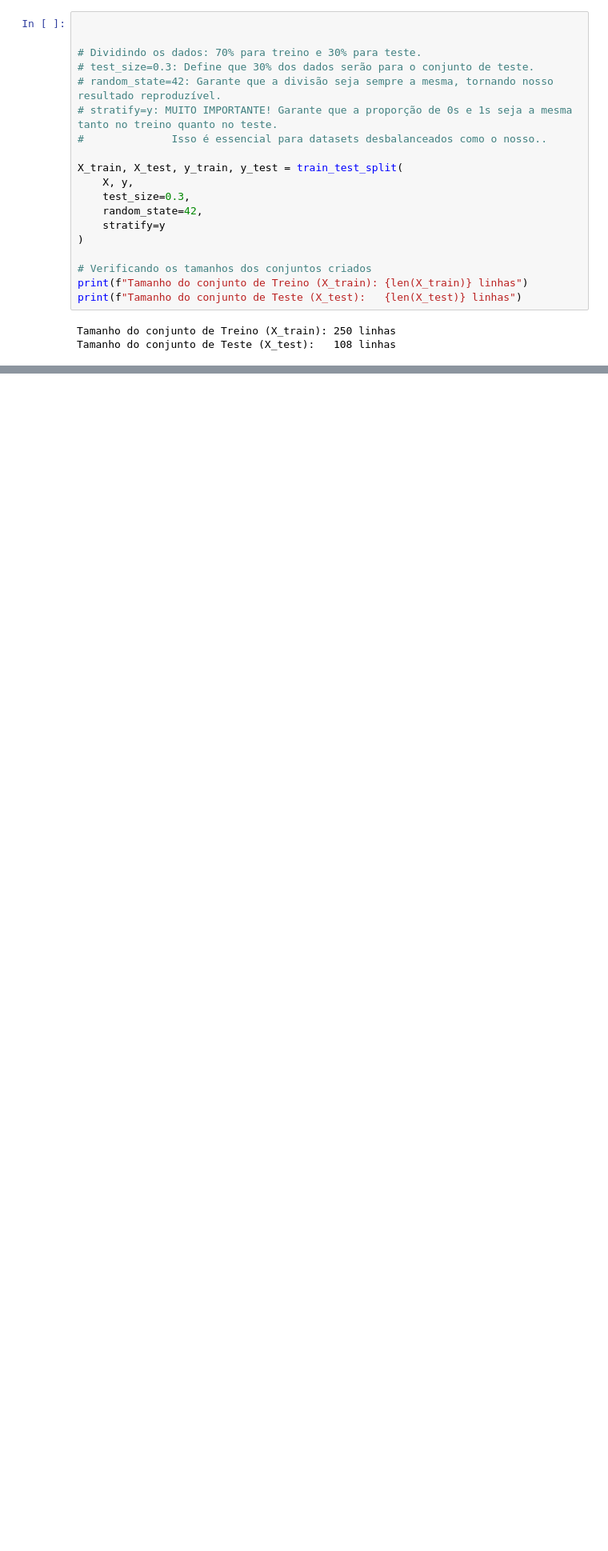
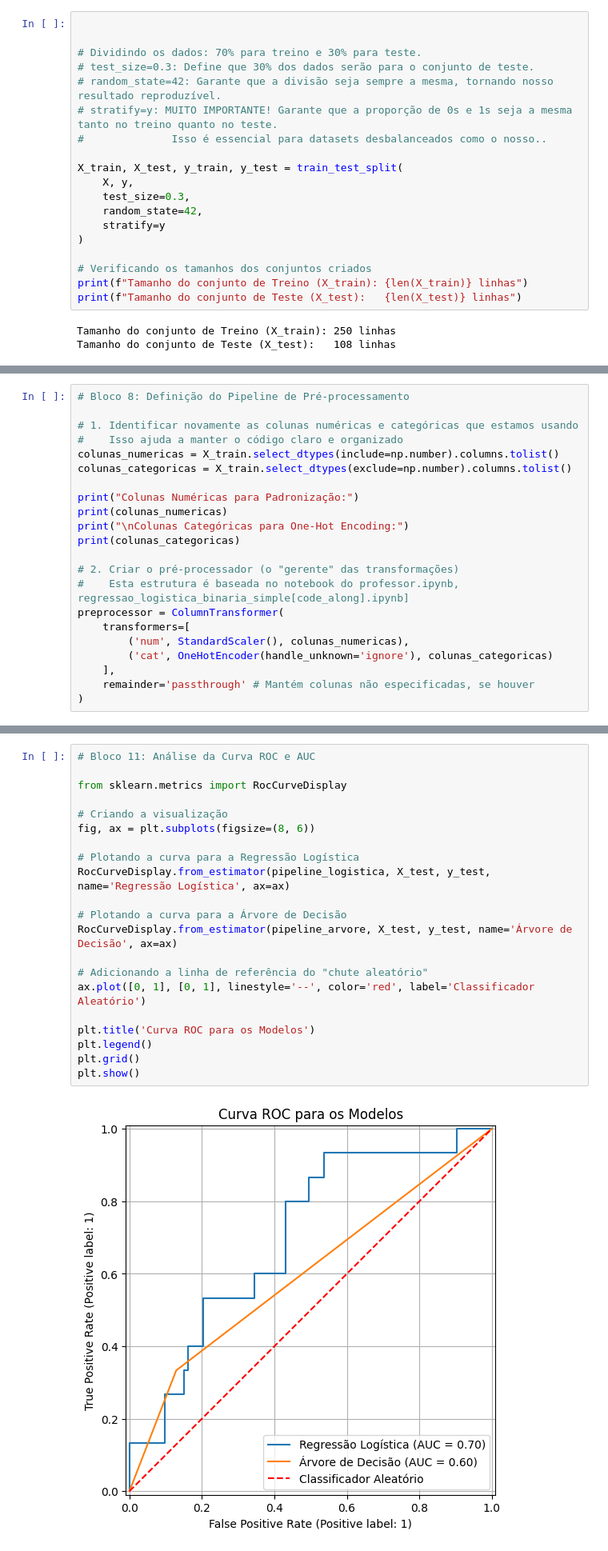
Before and after one commit to vtQuadros/Trabalho-Machine-Learning, a Jupyter notebook: projeto.ipynb, the cells around one changed output, grey strips where cells are left out. Shown: that part at 80% size. Cells and saved outputs as stored; diff of their text form; blank space fills up the shorter version.

```diff
--- a/projeto.ipynb
+++ b/projeto.ipynb
@@ -268,0 +277,22 @@ Próximo Passo
+# %%
+# Bloco 8: Definição do Pipeline de Pré-processamento
+
+# 1. Identificar novamente as colunas numéricas e categóricas que estamos usando
+#    Isso ajuda a manter o código claro e organizado
+colunas_numericas = X_train.select_dtypes(include=np.number).columns.tolist()
+colunas_categoricas = X_train.select_dtypes(exclude=np.number).columns.tolist()
+
+print("Colunas Numéricas para Padronização:")
+print(colunas_numericas)
+print("\nColunas Categóricas para One-Hot Encoding:")
+print(colunas_categoricas)
+
+# 2. Criar o pré-processador (o "gerente" das transformações)
+#    Esta estrutura é baseada no notebook do professor.ipynb, regressao_logistica_binaria_simple[code_along].ipynb]
+preprocessor = ColumnTransformer(
+    transformers=[
+        ('num', StandardScaler(), colunas_numericas),
+        ('cat', OneHotEncoder(handle_unknown='ignore'), colunas_categoricas)
+    ],
+    remainder='passthrough' # Mantém colunas não especificadas, se houver
+)
@@ -268,0 +412,23 @@ Próximo Passo
+# %%
+# Bloco 11: Análise da Curva ROC e AUC
+
+from sklearn.metrics import RocCurveDisplay
+
+# Criando a visualização
+fig, ax = plt.subplots(figsize=(8, 6))
+
+# Plotando a curva para a Regressão Logística
+RocCurveDisplay.from_estimator(pipeline_logistica, X_test, y_test, name='Regressão Logística', ax=ax)
+
+# Plotando a curva para a Árvore de Decisão
+RocCurveDisplay.from_estimator(pipeline_arvore, X_test, y_test, name='Árvore de Decisão', ax=ax)
+
+# Adicionando a linha de referência do "chute aleatório"
+ax.plot([0, 1], [0, 1], linestyle='--', color='red', label='Classificador Aleatório')
+
+plt.title('Curva ROC para os Modelos')
+plt.legend()
+plt.grid()
+plt.show()
+# %% [output]
+[figure, added]
```
Also changed, not shown: parts of 7 cells of this notebook.
